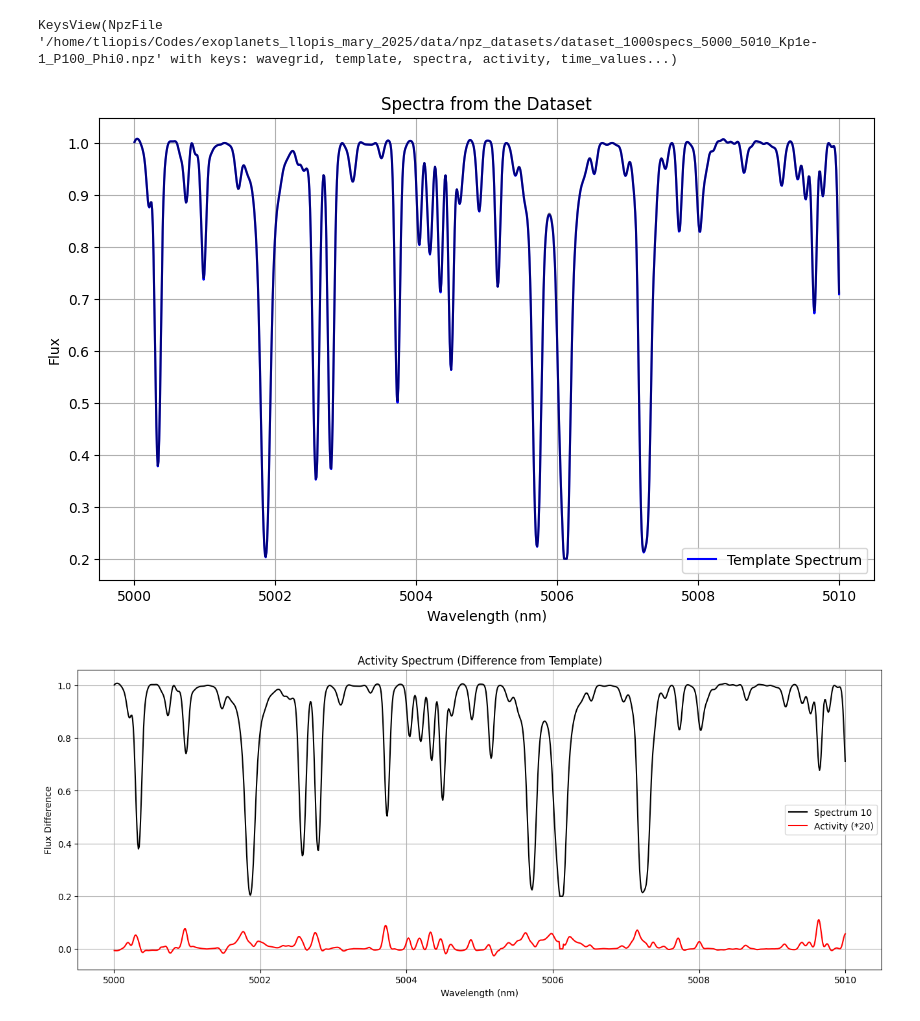
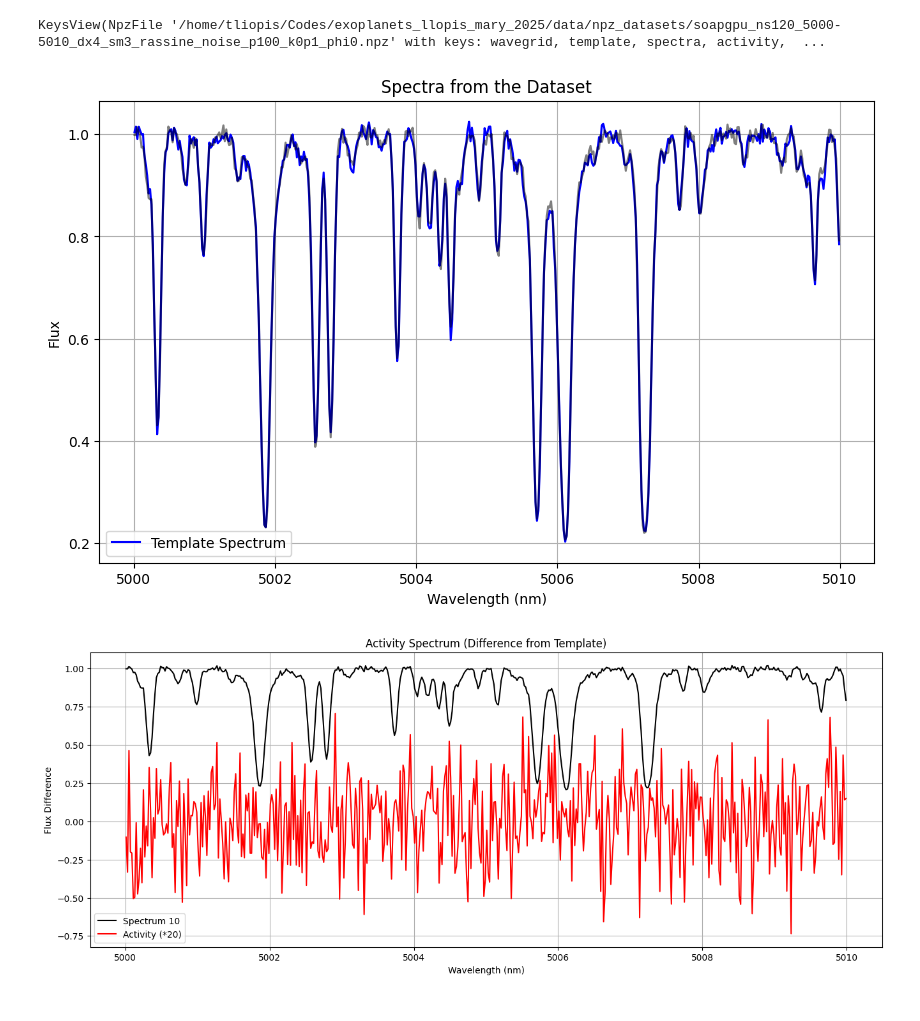
Before and after one commit to theollop/exoplanets_llopis_mary_2025, a Jupyter notebook: notebooks/soap_gpu_paper.ipynb, the cells around one changed output. Cells and saved outputs as stored; diff of their text form; code cells hidden in the pictures.

```diff
--- a/notebooks/soap_gpu_paper.ipynb
+++ b/notebooks/soap_gpu_paper.ipynb
@@ -7,7 +7,7 @@ import matplotlib.pyplot as plt
 from src.ccf import get_full_ccf_analysis
 
 dset = np.load(
-    "/home/tliopis/Codes/exoplanets_llopis_mary_2025/data/npz_datasets/dataset_1000specs_5000_5010_Kp1e-1_P100_Phi0.npz"
+    "/home/tliopis/Codes/exoplanets_llopis_mary_2025/data/npz_datasets/soapgpu_ns120_5000-5010_dx4_sm3_rassine_noise_p100_k0p1_phi0.npz"
 )
 
 print(dset.keys())
@@ -19,35 +19,35 @@ activity = dset["activity"]
 ccf_analysis = np.load("../data/ccf_results/ccf_analysis_results.npz")
 rvs = ccf_analysis["rvs"]
 
 plt.figure(figsize=(10, 6))
 plt.plot(wavegrid, template, label="Template Spectrum", color="blue")
-plt.plot(wavegrid, spectra[10], color="black", alpha=0.5)
+plt.plot(wavegrid, spectra[10], label="Spectra n°10", color="black", alpha=0.5)
 plt.title("Spectra from the Dataset")
 plt.xlabel("Wavelength (nm)")
 plt.ylabel("Flux")
 plt.legend()
 plt.grid()
 plt.show()
 
 plt.figure(figsize=(16, 6))
 plt.plot(wavegrid, spectra[10], label="Spectrum 10", color="black")
 plt.plot(wavegrid, (activity[10])*20, label="Activity (*20)", color="red")
 plt.title("Activity Spectrum (Difference from Template)")
 plt.xlabel("Wavelength (nm)")
 plt.ylabel("Flux Difference")
 plt.legend()
 plt.grid()
 plt.show()
 
 plt.figure(figsize=(16, 6))
-plt.plot(dset["time_values"], rvs, label="RVs", color="green")
+plt.plot(dset["time_values"], rvs[dset["time_values"]], label="RVs", color="green", marker='o')
 plt.title("RVs extracted from CCF")
 plt.xlabel("Time (days)")
 plt.ylabel("Velocity (m/s)")
 plt.legend()
 plt.grid()
 plt.show()
 # %% [output]
-KeysView(NpzFile '/home/tliopis/Codes/exoplanets_llopis_mary_2025/data/npz_datasets/dataset_1000specs_5000_5010_Kp1e-1_P100_Phi0.npz' with keys: wavegrid, template, spectra, activity, time_values...)
+KeysView(NpzFile '/home/tliopis/Codes/exoplanets_llopis_mary_2025/data/npz_datasets/soapgpu_ns120_5000-5010_dx4_sm3_rassine_noise_p100_k0p1_phi0.npz' with keys: wavegrid, template, spectra, activity,  ...
-[figure, old version]
+[figure, new version]
-[figure, old version]
+[figure, new version]
```
Also changed, not shown: parts of 1 cell of this notebook, 7 other files.
